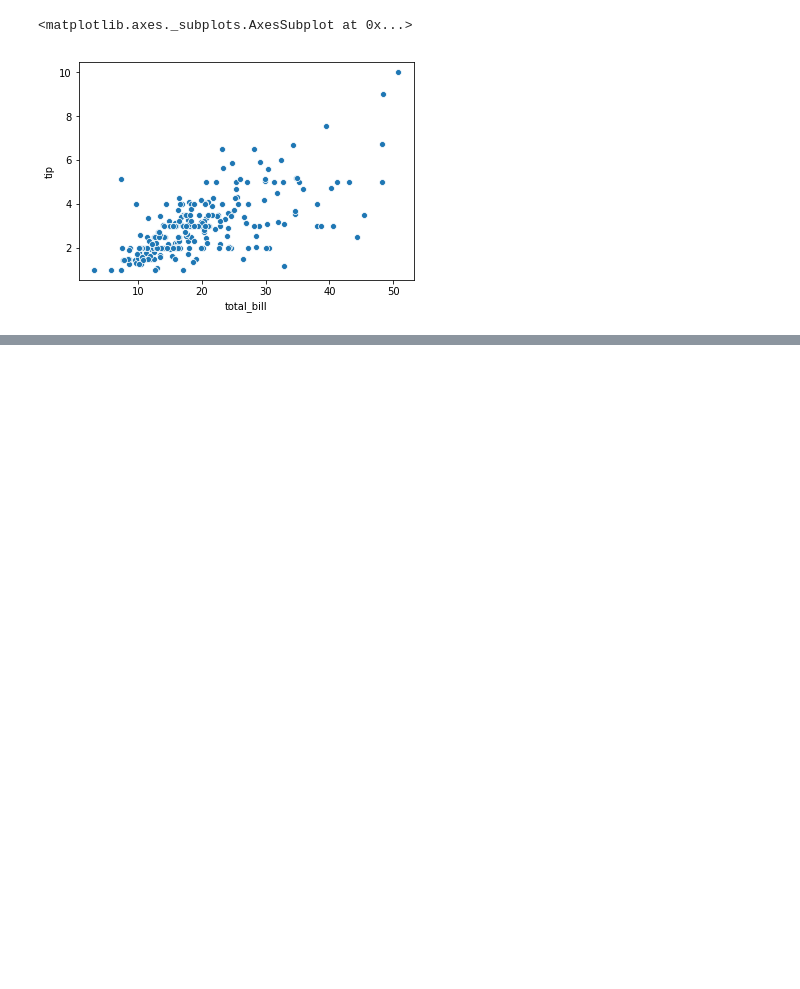
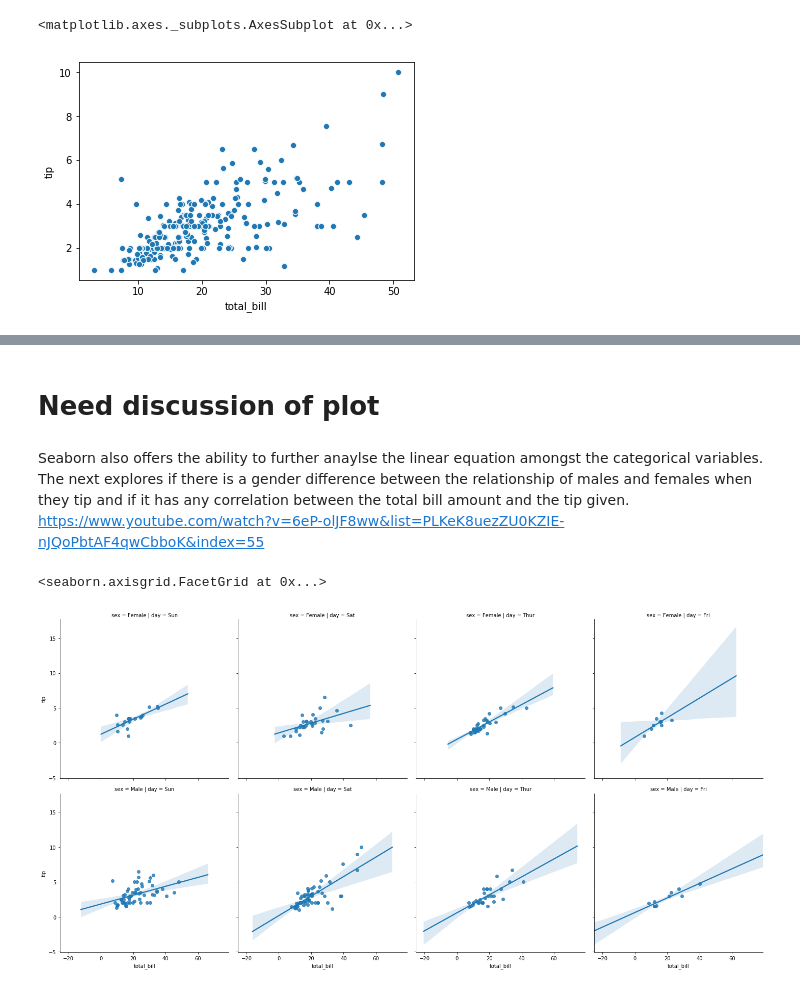
Before and after one commit to martinaobrien/FUNDAMENTALS-OF-DATA-ANALYSIS-Project-2019, a Jupyter notebook: Tips Dataset Assignment .ipynb, the cells around one changed output, grey strips where cells are left out. Saved outputs shown, nothing was run; the diff lists cells and outputs as text; code cells hidden in the pictures; blank space fills up the shorter version.

```diff
--- a/Tips Dataset Assignment .ipynb
+++ b/Tips Dataset Assignment .ipynb
@@ -357,0 +243,9 @@ sns.lmplot(x='total_bill', y='tip', data='df')
+# %% [markdown]
+# Need discussion of plot
+# %% [markdown]
+Seaborn also offers the ability to further anaylse the linear equation amongst the categorical variables. The next explores if there is a gender difference between the relationship of males and females when they tip and if it has any correlation between the total bill amount and the tip given. https://www.youtube.com/watch?v=6eP-olJF8ww&list=PLKeK8uezZU0KZIE-nJQoPbtAF4qwCbboK&index=55
+# %%
+sns.lmplot (x = 'total_bill', y = 'tip', data = df, col = 'day', row = 'sex')
+# %% [output]
+<seaborn.axisgrid.FacetGrid at 0x...>
+[figure, added]
```
Also changed, not shown: parts of 43 cells of this notebook.
